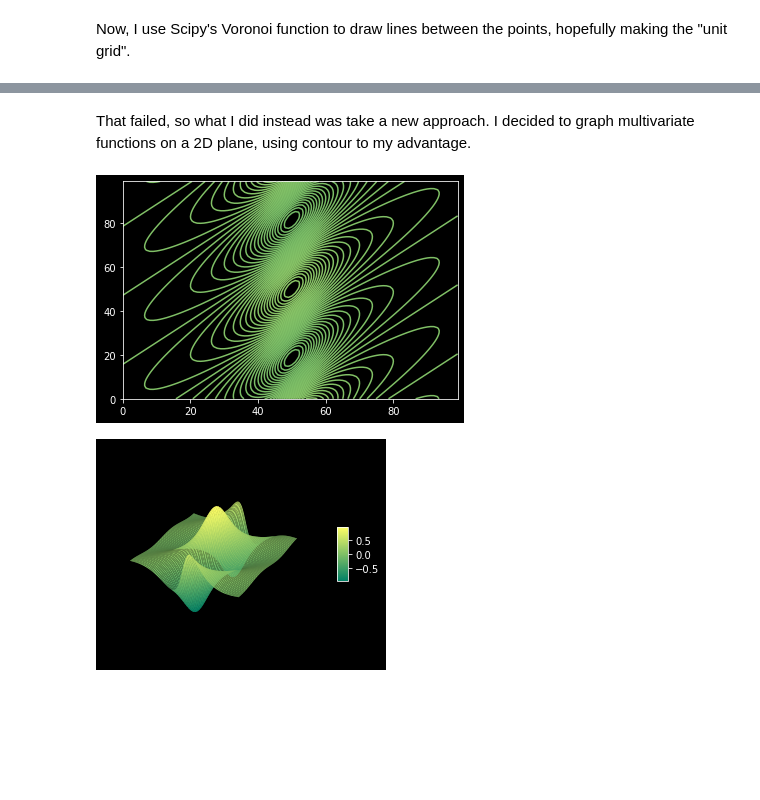
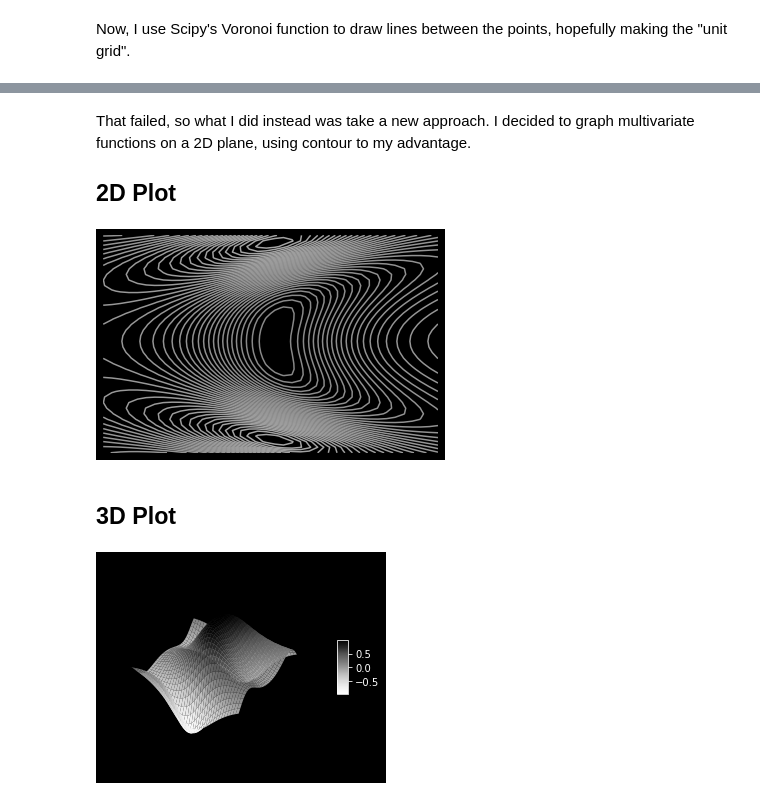
Before and after one commit to hainesdata/ArtOfMath, a Jupyter notebook: plot_jacobian.ipynb, the cells around one changed output, grey strips where cells are left out. Saved outputs shown, nothing was run; the diff lists cells and outputs as text; code cells hidden in the pictures; blank space fills up the shorter version.

```diff
--- a/plot_jacobian.ipynb
+++ b/plot_jacobian.ipynb
@@ -55,29 +55,36 @@ for i in range(0, len(x), 2):
 # %% [markdown]
 That failed, so what I did instead was take a new approach. I decided to graph multivariate functions on a 2D plane, using contour to my advantage.
+## 2D Plot
 # %%
 from numpy import exp,arange
 from pylab import meshgrid,cm,imshow,contour,clabel,colorbar,axis,title,show
-import math
-
 def z_func(x,y):
-    return (np.cos(y-x)/(x**2+1))
-
-x = arange(-5.0,5.0,0.1)
-y = arange(-5.0,5.0,0.1)
+    return (np.cos(y**2-x)/(x**2+1))
+fig = plt.figure()
+ax = plt.gca()
+ax.axes.xaxis.set_visible(False)
+ax.axes.yaxis.set_visible(False)
+ax.axis('off')
+x = arange(-2.0,2.0,0.1)
+y = arange(-2.0,2.0,0.1)
 X,Y = meshgrid(x, y) # grid of point
 Z = z_func(X, Y) # evaluation of the function on the grid
 
 plt.style.use('dark_background')
 # adding the Contour lines with labels
-plt.contour(Z,arange(-10,10,0.05),cmap='summer', linewidths=1.5)
+plt.contour(Z,arange(-10,10,0.05),cmap='Greys', linewidths=1.5)
 plt.show()
+
+fig.savefig('2dplot.svg', pad_inches = 0, transparent=True)
 # %% [output]
-[figure, old version]
+[figure, new version]
+# %% [markdown]
+## 3D Plot
 # %%
 fig = plt.figure()
 ax = fig.gca(projection='3d')
 surf = ax.plot_surface(X, Y, Z, rstride=1, cstride=1,
-                      cmap=cm.summer,linewidth=0, antialiased=True)
+                      cmap=cm.Greys,linewidth=0, antialiased=True)
 
 ax.zaxis.set_major_locator(LinearLocator(10))
 ax.zaxis.set_major_formatter(FormatStrFormatter('%.02f'))
@@ -85,5 +92,6 @@ fig.colorbar(surf, shrink=0.25, aspect=5)
 plt.axis('off')
 plt.grid(b=None)
 plt.show()
+fig.savefig('3dplot.svg', pad_inches = 0, transparent=True)
 # %% [output]
-[figure, old version]
+[figure, new version]
```
Also changed, not shown: parts of 4 cells of this notebook.
